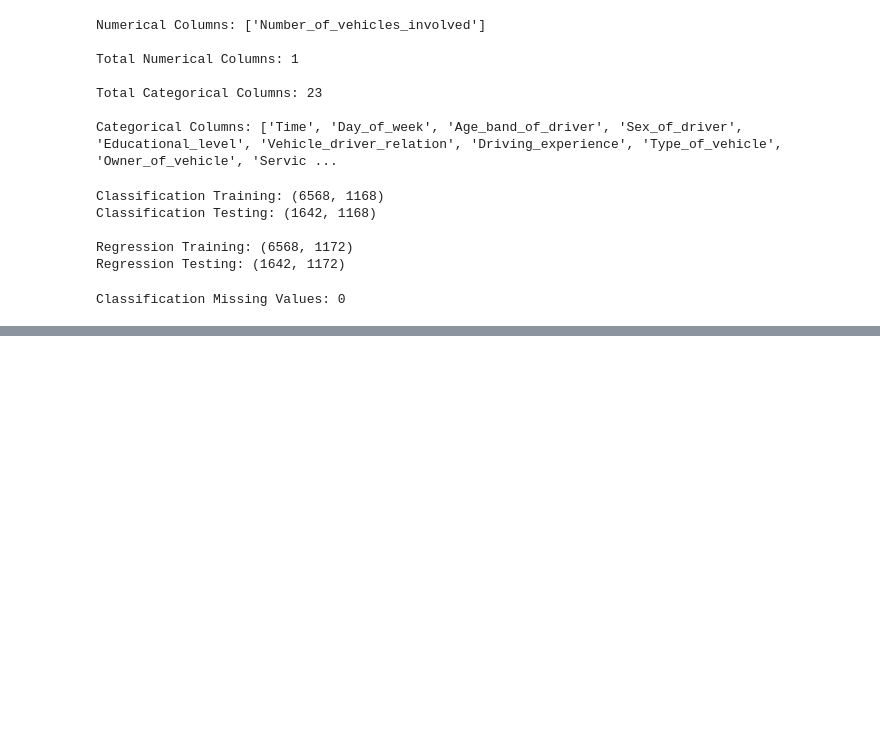
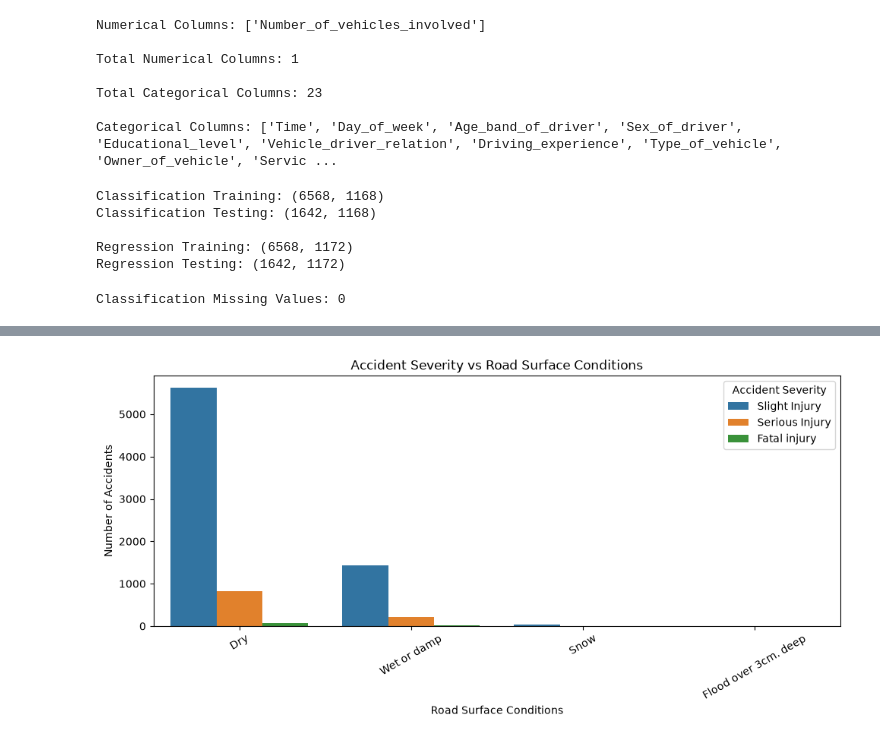
Before and after one commit to mdraihanmostafa746-coder/Road-Accident-Project, a Jupyter notebook: notebooks/road_accident_analysis.ipynb, the cells around one changed output, grey strips where cells are left out. Cells and saved outputs as stored; diff of their text form; code cells hidden in the pictures; blank space fills up the shorter version.

```diff
--- a/notebooks/road_accident_analysis.ipynb
+++ b/notebooks/road_accident_analysis.ipynb
@@ -506,0 +561,18 @@ Classification Missing Values: 0
+# %%
+plt.figure(figsize=(10, 5))
+
+sns.countplot(
+    data=df_clean,
+    x='Road_surface_conditions',
+    hue='Accident_severity'
+)
+
+plt.title('Accident Severity vs Road Surface Conditions')
+plt.xlabel('Road Surface Conditions')
+plt.ylabel('Number of Accidents')
+plt.xticks(rotation=30)
+plt.legend(title='Accident Severity')
+plt.tight_layout()
+plt.show()
+# %% [output]
+[figure, added]
```
Also changed, not shown: parts of 4 cells of this notebook, 3 other files.
